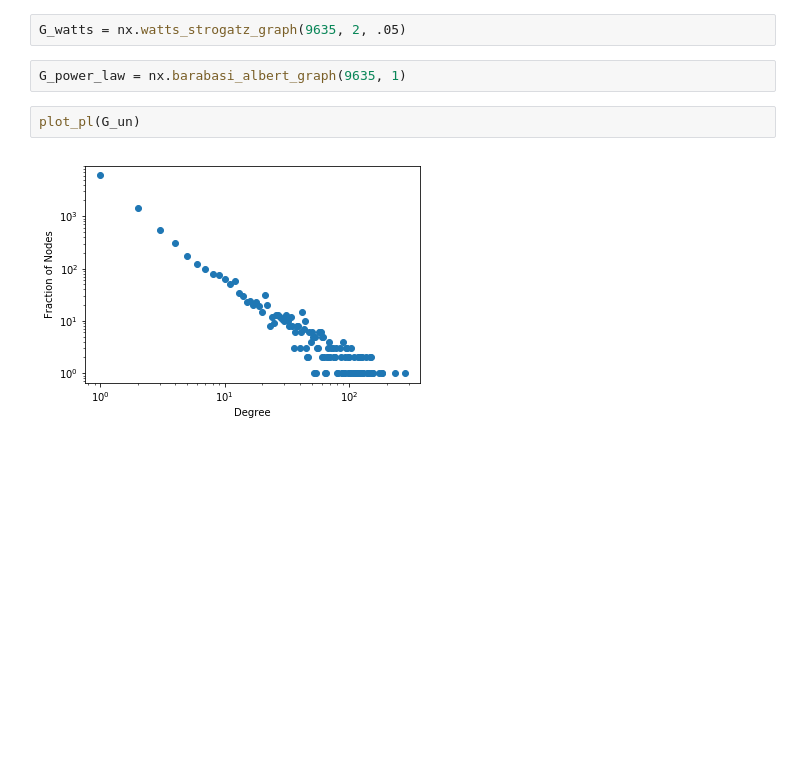
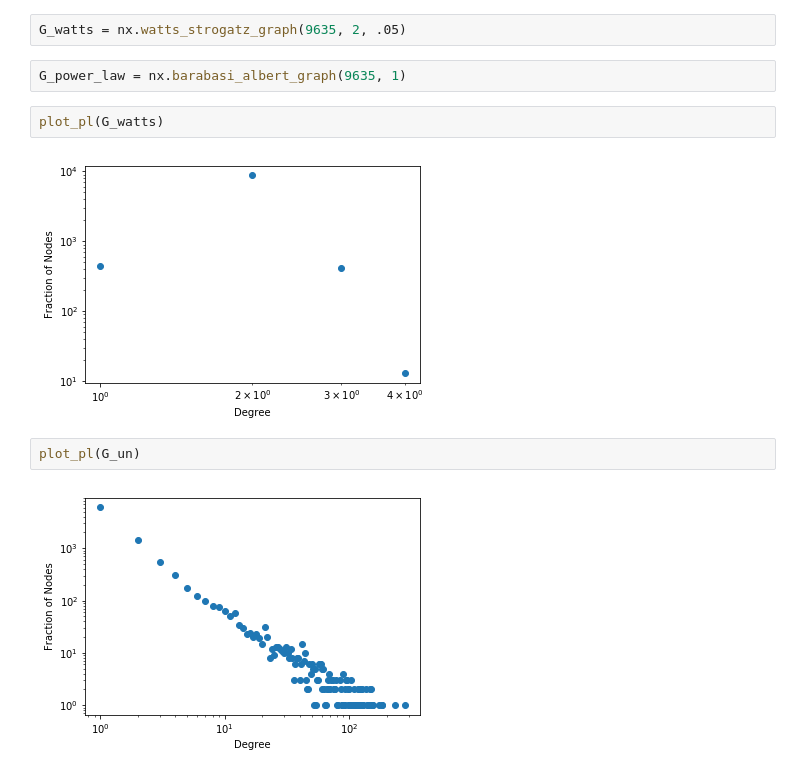
Before and after one commit to forrest-h/Benjamin-Franklin-Wikipedia-Network, a Jupyter notebook: Wikipedia Network Analysis - Full Project.ipynb, the cells around one changed output. Cells and saved outputs as stored; diff of their text form; blank space fills up the shorter version.

```diff
--- a/Wikipedia Network Analysis - Full Project.ipynb
+++ b/Wikipedia Network Analysis - Full Project.ipynb
@@ -486,6 +486,10 @@ len(G_un.nodes())
 G_watts = nx.watts_strogatz_graph(9635, 2, .05)
 # %%
 G_power_law = nx.barabasi_albert_graph(9635, 1)
+# %%
+plot_pl(G_watts)
+# %% [output]
+[figure, added]
 # %%
 plot_pl(G_un)
 # %% [output]
```
